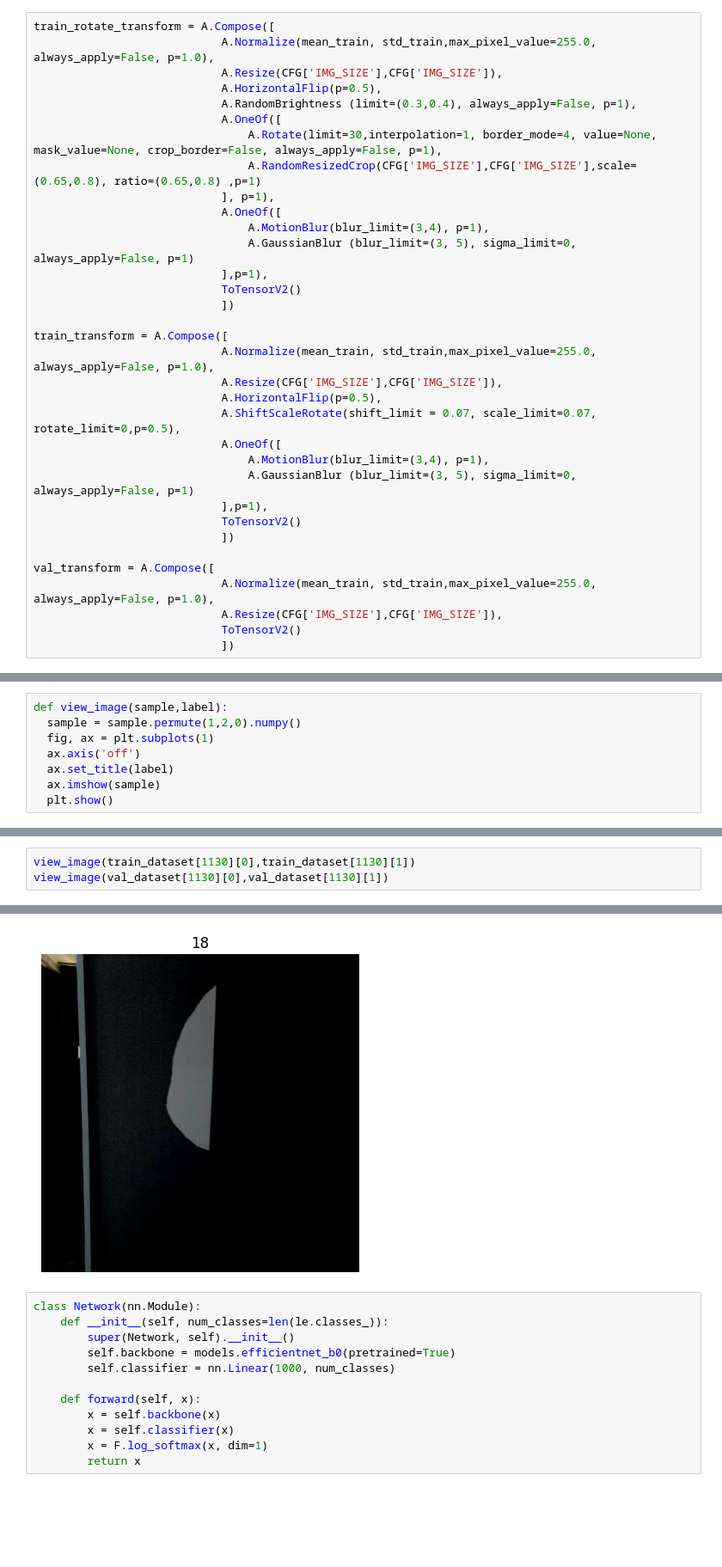
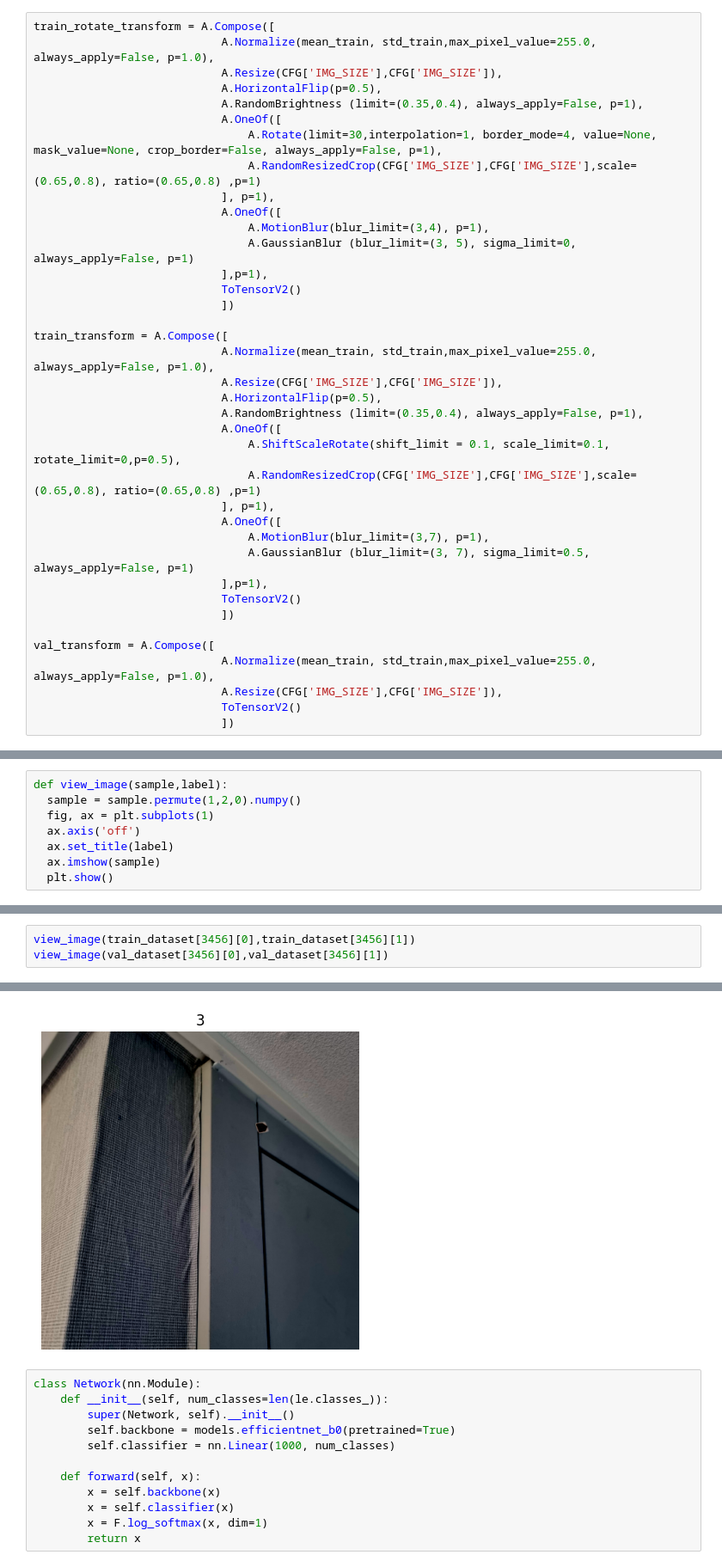
Before and after one commit to Gongsoo/Python3, a Jupyter notebook: study/paper/papering111.ipynb, the cells around one changed output, grey strips where cells are left out. Shown at 86% size. Saved outputs shown, nothing was run; the diff lists cells and outputs as text; blank space fills up the shorter version.

```diff
--- a/study/paper/papering111.ipynb
+++ b/study/paper/papering111.ipynb
@@ -139,7 +139,7 @@ train_rotate_transform = A.Compose([
                             A.Normalize(mean_train, std_train,max_pixel_value=255.0, always_apply=False, p=1.0),
                             A.Resize(CFG['IMG_SIZE'],CFG['IMG_SIZE']),
                             A.HorizontalFlip(p=0.5),
-                            A.RandomBrightness (limit=(0.3,0.4), always_apply=False, p=1),
+                            A.RandomBrightness (limit=(0.35,0.4), always_apply=False, p=1),
                             A.OneOf([
                                 A.Rotate(limit=30,interpolation=1, border_mode=4, value=None, mask_value=None, crop_border=False, always_apply=False, p=1),
                                 A.RandomResizedCrop(CFG['IMG_SIZE'],CFG['IMG_SIZE'],scale=(0.65,0.8), ratio=(0.65,0.8) ,p=1)
@@ -155,10 +155,14 @@ train_transform = A.Compose([
                             A.Normalize(mean_train, std_train,max_pixel_value=255.0, always_apply=False, p=1.0),
                             A.Resize(CFG['IMG_SIZE'],CFG['IMG_SIZE']),
                             A.HorizontalFlip(p=0.5),
-                            A.ShiftScaleRotate(shift_limit = 0.07, scale_limit=0.07, rotate_limit=0,p=0.5),
+                            A.RandomBrightness (limit=(0.35,0.4), always_apply=False, p=1),
                             A.OneOf([
-                                A.MotionBlur(blur_limit=(3,4), p=1),
-                                A.GaussianBlur (blur_limit=(3, 5), sigma_limit=0, always_apply=False, p=1)
+                                A.ShiftScaleRotate(shift_limit = 0.1, scale_limit=0.1, rotate_limit=0,p=0.5),
+                                A.RandomResizedCrop(CFG['IMG_SIZE'],CFG['IMG_SIZE'],scale=(0.65,0.8), ratio=(0.65,0.8) ,p=1)
+                            ], p=1),
+                            A.OneOf([
+                                A.MotionBlur(blur_limit=(3,7), p=1),
+                                A.GaussianBlur (blur_limit=(3, 7), sigma_limit=0.5, always_apply=False, p=1)
                             ],p=1),
                             ToTensorV2()
                             ])
@@ -186,4 +186,4 @@ for i,j in tqdm(train_dataset) :
 # %%
-view_image(train_dataset[1130][0],train_dataset[1130][1])
-view_image(val_dataset[1130][0],val_dataset[1130][1])
+view_image(train_dataset[3456][0],train_dataset[3456][1])
+view_image(val_dataset[3456][0],val_dataset[3456][1])
 # %% [output]
@@ -191,5 +191,5 @@ view_image(val_dataset[1130][0],val_dataset[1130][1])
 WARNING:matplotlib.image:Clipping input data to the valid range for imshow with RGB data ([0..1] for floats or [0..255] for integers).
-[figure, old version]
+[figure, new version]
 # %%
 class Network(nn.Module):
     def __init__(self, num_classes=len(le.classes_)):
```
Also changed, not shown: parts of 2 cells of this notebook.
